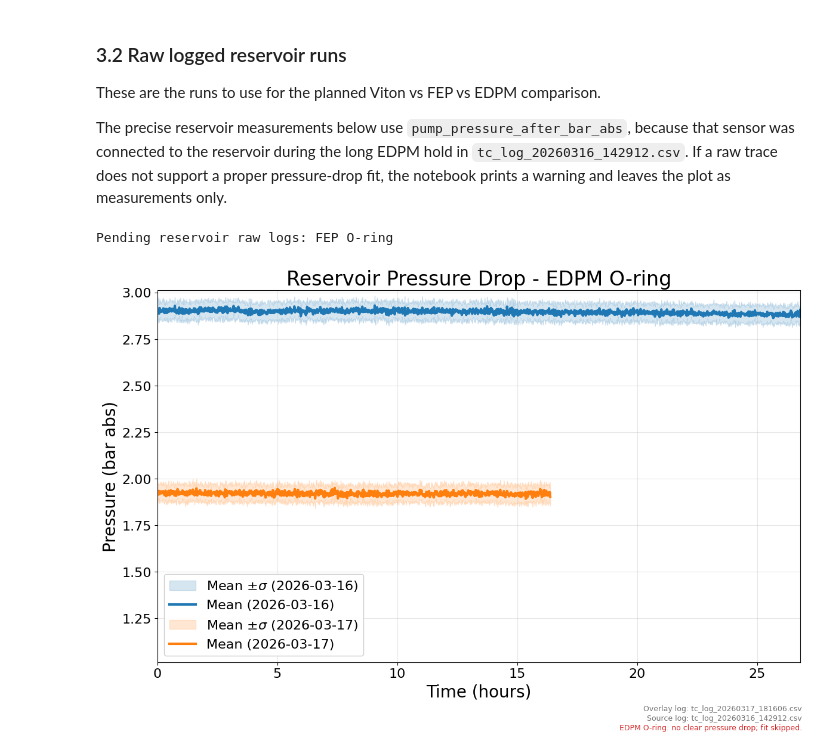
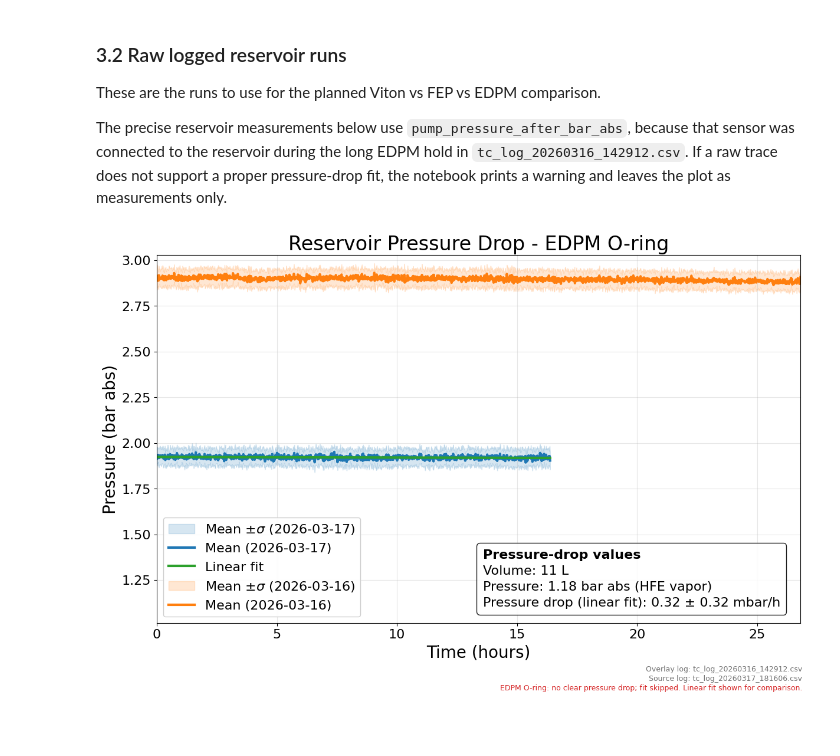
Before and after one commit to Pocar-Lab/hfe-system, a Jupyter notebook: analysis/notebooks/leak_checks.ipynb, the cells around one changed output. Cells and saved outputs as stored; diff of their text form; code cells hidden in the pictures; blank space fills up the shorter version.

```diff
--- a/analysis/notebooks/leak_checks.ipynb
+++ b/analysis/notebooks/leak_checks.ipynb
@@ -392,7 +784,7 @@ reservoir_log_configs = [
     {
         'label': 'FEP O-ring',
         'slug': 'fep',
-        'log_path': None,
+        'log_path': RAW_DIR / 'tc_log_20260319_115916.csv',
         'pressure_abs_column': RESERVOIR_PRESSURE_COLUMN,
         'pressure_gauge_column': RESERVOIR_PRESSURE_GAUGE_COLUMN,
     },
@@ -432,19 +824,13 @@ reservoir_result_by_label = {result.label: result for result in reservoir_result
 
 if not reservoir_results:
     raise ValueError('Add at least one reservoir raw log path in reservoir_log_configs.')
-# %% [output]
-Pending reservoir raw logs: FEP O-ring
 # %%
-edpm_primary_result = reservoir_result_by_label['EDPM O-ring']
-edpm_overlay_log = RAW_DIR / 'tc_log_20260317_181606.csv'
+edpm_primary_log = RAW_DIR / 'tc_log_20260317_181606.csv'
+edpm_overlay_log = RAW_DIR / 'tc_log_20260316_142912.csv'
 
-fig, axis = leak_tools.plot_reservoir_pressure_log_result(edpm_primary_result)
-axis.collections[0].set_label(r"Mean $\pm\sigma$ (2026-03-16)")
-axis.lines[0].set_label('Mean (2026-03-16)')
-
-edpm_overlay_result = leak_tools.analyze_reservoir_pressure_log(
-    csv_path=edpm_overlay_log,
-    label=edpm_primary_result.label,
+edpm_primary_result = leak_tools.analyze_reservoir_pressure_log(
+    csv_path=edpm_primary_log,
+    label='EDPM O-ring',
     slug='edpm_20260317_181606',
     volume_l=RESERVOIR_VOLUME_L,
     operating_gauge_bar=RESERVOIR_OPERATING_GAUGE_BAR,
@@ -452,38 +838,62 @@ edpm_overlay_result = leak_tools.analyze_reservoir_pressure_log(
     pressure_gauge_column=RESERVOIR_PRESSURE_GAUGE_COLUMN,
     bin_width_min=RESERVOIR_BIN_WIDTH_MIN,
 )
+
+fig, axis = leak_tools.plot_reservoir_pressure_log_result(edpm_primary_result)
+axis.collections[0].set_label(r"Mean $\pm\sigma$ (2026-03-17)")
+axis.lines[0].set_label('Mean (2026-03-17)')
+
+edpm_overlay_result = reservoir_result_by_label['EDPM O-ring']
 
 axis.fill_between(
     edpm_overlay_result.averaged.time_h,
     edpm_overlay_result.averaged.pressure_abs_bar
     - edpm_overlay_result.averaged.pressure_sigma_bar,
     edpm_overlay_result.averaged.pressure_abs_bar
     + edpm_overlay_result.averaged.pressure_sigma_bar,
     color='tab:orange',
     alpha=0.18,
-    label=r"Mean $\pm\sigma$ (2026-03-17)",
+    label=r"Mean $\pm\sigma$ (2026-03-16)",
 )
 axis.plot(
     edpm_overlay_result.averaged.time_h,
     edpm_overlay_result.averaged.pressure_abs_bar,
     color='tab:orange',
     linewidth=3.0,
-    label='Mean (2026-03-17)',
+    label='Mean (2026-03-16)',
 )
+y_samples = [
+    edpm_primary_result.averaged.pressure_abs_bar - edpm_primary_result.averaged.pressure_sigma_bar,
+    edpm_primary_result.averaged.pressure_abs_bar + edpm_primary_result.averaged.pressure_sigma_bar,
+    edpm_overlay_result.averaged.pressure_abs_bar - edpm_overlay_result.averaged.pressure_sigma_bar,
+    edpm_overlay_result.averaged.pressure_abs_bar + edpm_overlay_result.averaged.pressure_sigma_bar,
+]
+if edpm_primary_result.fit_curve_pressure_bar is not None:
+    y_samples.append(edpm_primary_result.fit_curve_pressure_bar)
+y_all = np.concatenate(y_samples)
+y_min = float(np.min(y_all))
+y_max = float(np.max(y_all))
+y_pad = max(0.04 * (y_max - y_min), 0.03)
+x_max_h = max(
+    float(edpm_primary_result.averaged.time_h[-1]),
+    float(edpm_overlay_result.averaged.time_h[-1]),
+)
+axis.set_xlim(0.0, x_max_h)
+axis.set_ylim(leak_tools.P_ATM_BAR, y_max + y_pad)
 axis.legend(loc='best', fontsize=16, framealpha=0.95)
 fig.text(
     0.99,
     0.052,
     f'Overlay log: {edpm_overlay_log.name}',
     ha='right',
     va='bottom',
     fontsize=9,
     color='0.45',
 )
 display(fig)
 plt.close(fig)
 # %% [output]
-[figure, old version]
+[figure, new version]
 # %%
 viton_result = reservoir_result_by_label['Viton O-ring']
 
```
Also changed, not shown: parts of 8 cells of this notebook, 12 other files.
